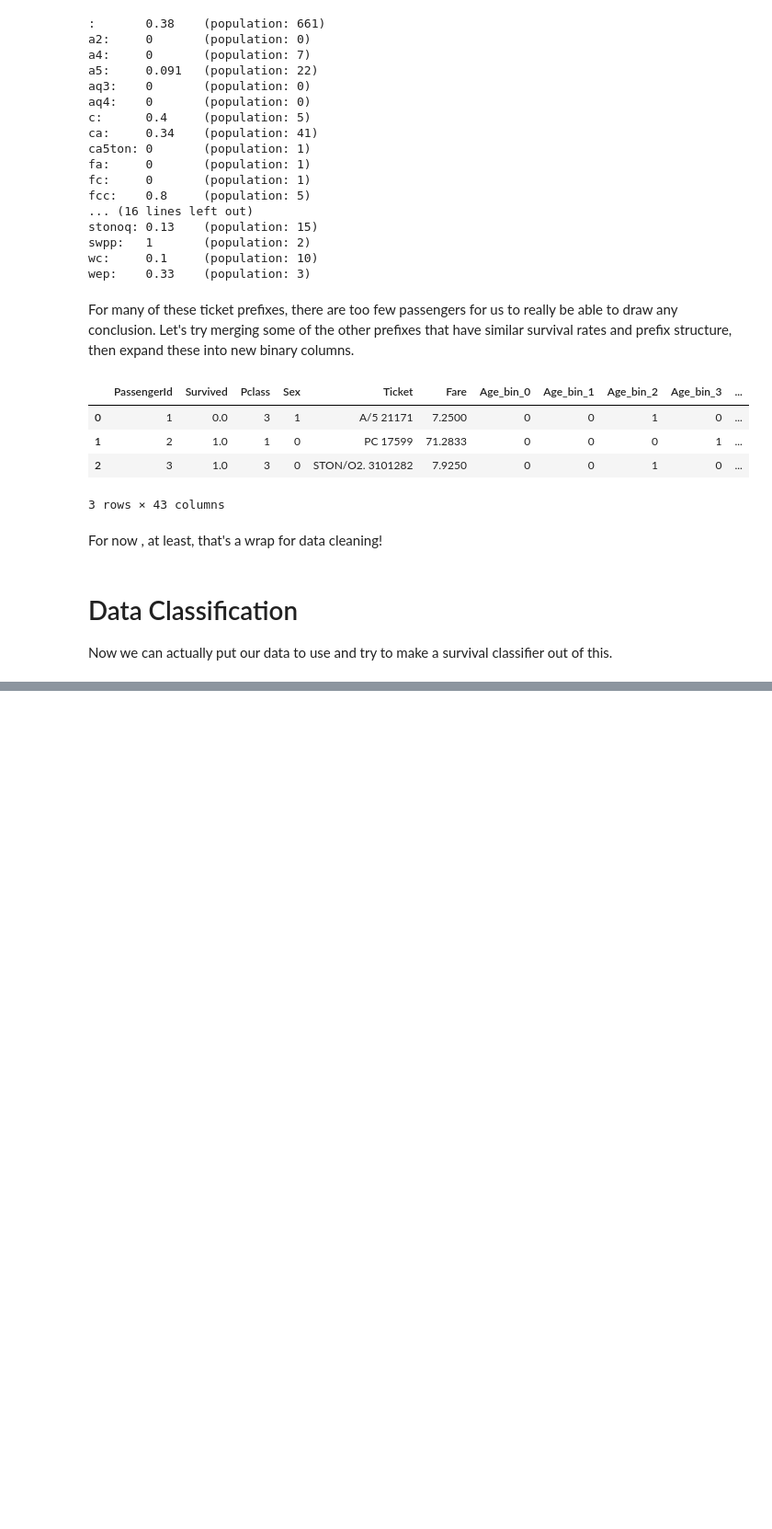
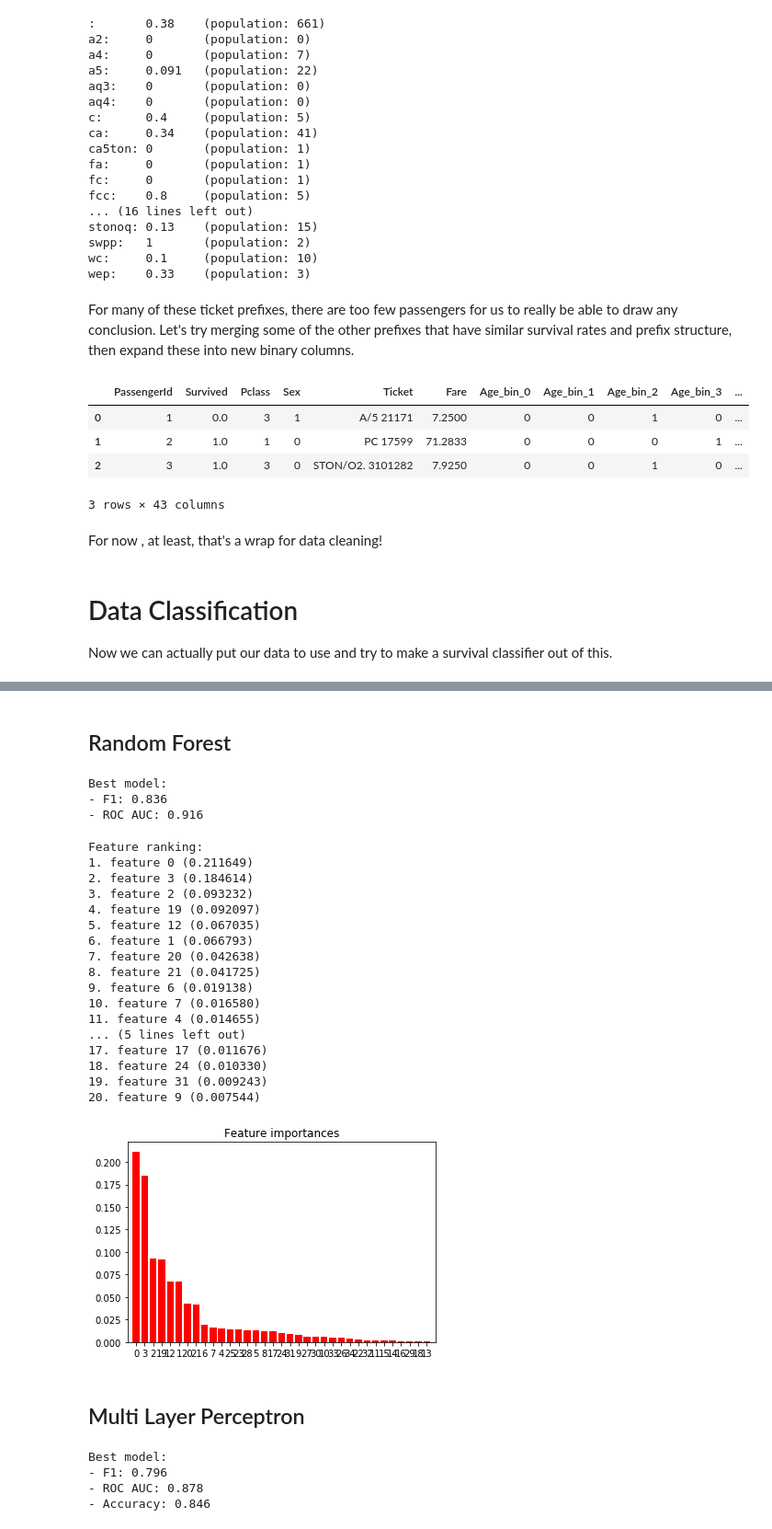
Before and after one commit to blakemacnair/titanic, a Jupyter notebook: titanic.ipynb, the cells around one changed output, grey strips where cells are left out. Shown at 92% size. Cells and saved outputs as stored; diff of their text form; code cells hidden in the pictures; blank space fills up the shorter version.

```diff
--- a/titanic.ipynb
+++ b/titanic.ipynb
@@ -836 +871,72 @@ Voting Classifier:
+# %% [markdown]
+## Random Forest
+# %%
+from sklearn.ensemble import RandomForestClassifier
+clf = RandomForestClassifier(n_estimators=100)
+clf = clf.fit(X, Y)
+
+scoring = ['f1', 'roc_auc', 'accuracy']
+scores = cross_validate(clf, X, y, scoring=scoring, cv=6, return_estimator=True)
+
+comb = scores['test_f1'] * scores['test_roc_auc']
+
+best_ind = np.argmax(comb)
+print("Best model: \n- F1: {:.3g} \n- ROC AUC: {:.3g}".format(scores['test_f1'][best_ind],
+                                                              scores['test_roc_auc'][best_ind]))
+best_forest = scores['estimator'][best_ind]
+# %% [output]
+Best model:
+- F1: 0.836
+- ROC AUC: 0.916
+# %%
+importances = best_forest.feature_importances_
+indices = np.argsort(importances)[::-1]
+
+# Print the feature ranking
+print("Feature ranking:")
+
+for f in range(min(20, X.shape[1])):
+    print("%d. feature %d (%f)" % (f + 1, indices[f], importances[indices[f]]))
+
+# Plot the feature importances of the forest
+plt.figure()
+plt.title("Feature importances")
+plt.bar(range(X.shape[1]), importances[indices],
+       color="r", yerr=std[indices], align="center")
+plt.xticks(range(X.shape[1]), indices)
+plt.xlim([-1, X.shape[1]])
+plt.show()
+# %% [output]
+Feature ranking:
+1. feature 0 (0.211649)
+2. feature 3 (0.184614)
+3. feature 2 (0.093232)
+4. feature 19 (0.092097)
+5. feature 12 (0.067035)
+6. feature 1 (0.066793)
+7. feature 20 (0.042638)
+8. feature 21 (0.041725)
+9. feature 6 (0.019138)
+10. feature 7 (0.016580)
+11. feature 4 (0.014655)
+... (5 lines left out)
+17. feature 17 (0.011676)
+18. feature 24 (0.010330)
+19. feature 31 (0.009243)
+20. feature 9 (0.007544)
+[figure, added]
+# %% [markdown]
+## Multi Layer Perceptron
+# %%
+from sklearn.neural_network import MLPClassifier
+n = X.shape[1]
+clf = MLPClassifier(hidden_layer_sizes=(n, n, int(n/2), 6),
+                    random_state=0,
+                    max_iter=200)
+best_mlp, scores = best_fit_model(clf)
+# %% [output]
+Best model:
+- F1: 0.796
+- ROC AUC: 0.878
+- Accuracy: 0.846
 # %%
```
Also changed, not shown: parts of 23 cells of this notebook, 1 other file.
